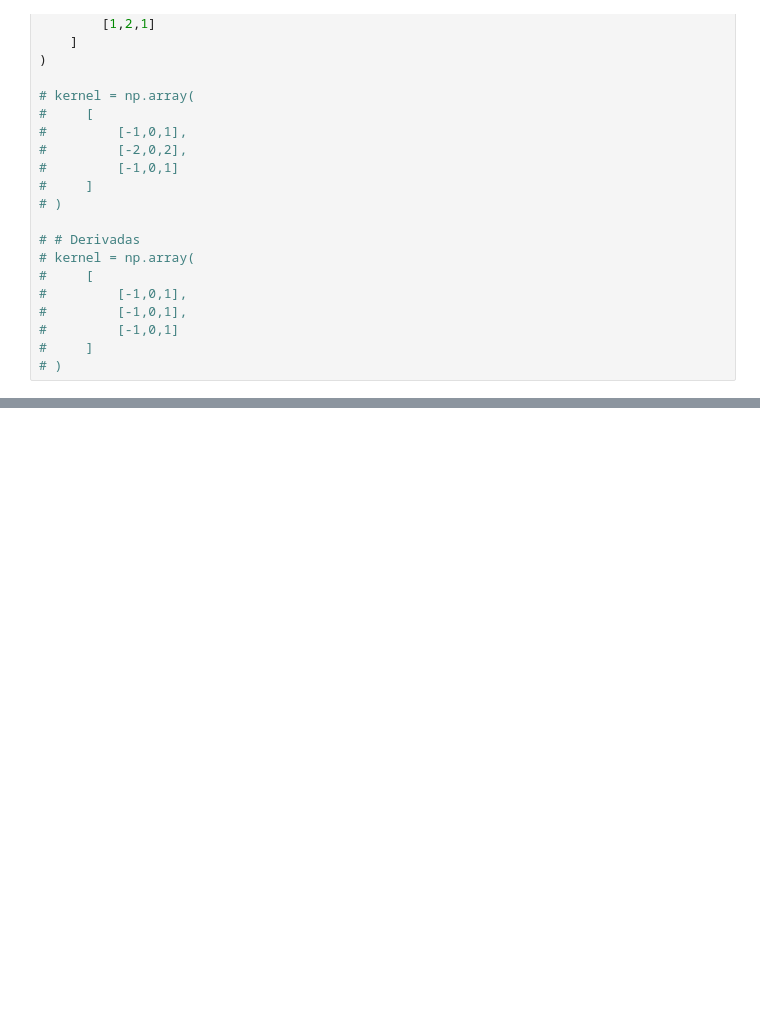
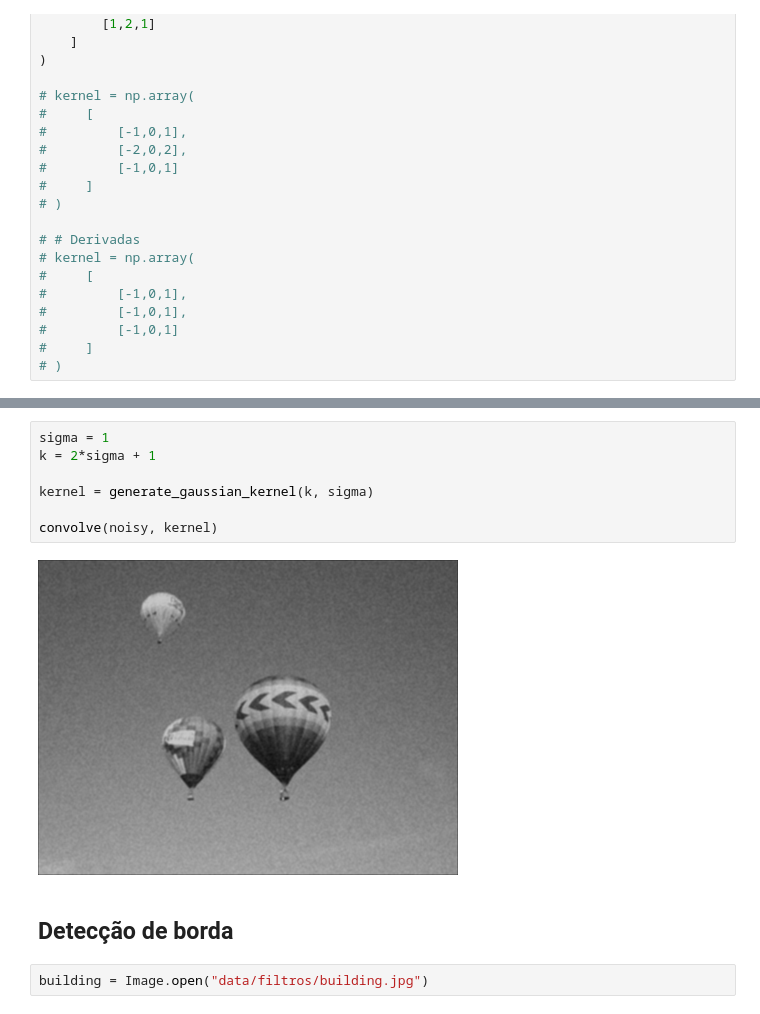
Before and after one commit to kenzosakiyama/visao_computacional, a Jupyter notebook: filtros_de_convolucao.ipynb, the cells around one changed output, grey strips where cells are left out. Drawn from its saved outputs; the diff is of its cells as text; blank space fills up the shorter version.

```diff
--- a/filtros_de_convolucao.ipynb
+++ b/filtros_de_convolucao.ipynb
@@ -136,0 +175,13 @@ apply_sobel_border_detection(demo)
+# %%
+sigma = 1
+k = 2*sigma + 1
+
+kernel = generate_gaussian_kernel(k, sigma)
+
+convolve(noisy, kernel)
+# %% [output]
+[figure, added]
+# %% [markdown]
+## Detecção de borda
+# %%
+building = Image.open("data/filtros/building.jpg")
```
Also changed, not shown: parts of 13 cells of this notebook.
